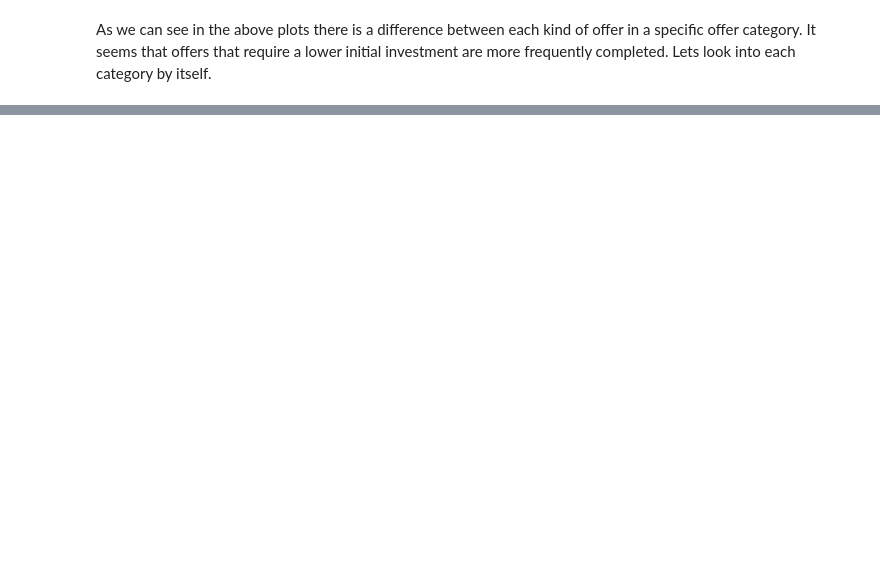
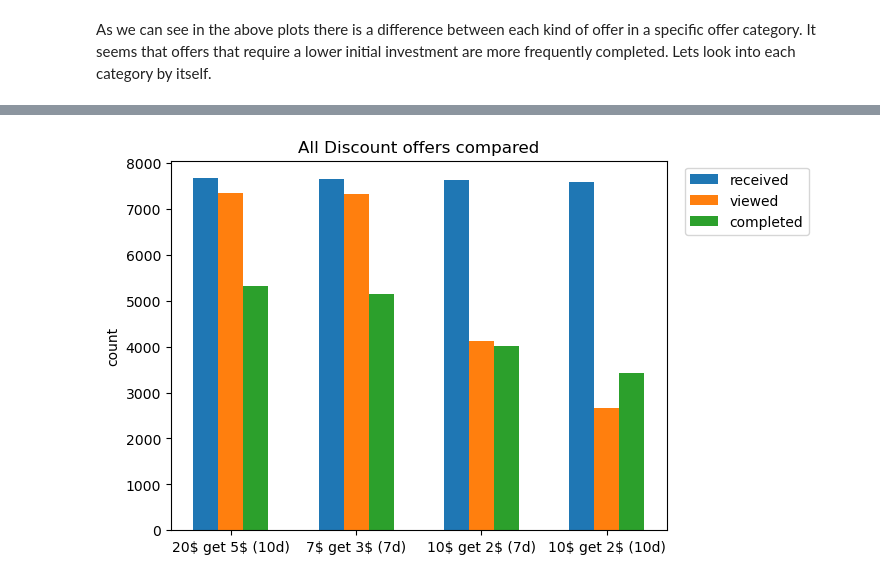
Before and after one commit to Daniel-Hutcheson/starbucks_capstone_project, a Jupyter notebook: Starbucks_Capstone_notebook.ipynb, the cells around one changed output, grey strips where cells are left out. Saved outputs shown, nothing was run; the diff lists cells and outputs as text; code cells hidden in the pictures; blank space fills up the shorter version.

```diff
--- a/Starbucks_Capstone_notebook.ipynb
+++ b/Starbucks_Capstone_notebook.ipynb
@@ -1067,0 +1088,20 @@ As we can see in the above plots there is a difference between each kind of offe
+# %%
+fig, ax = plt.subplots()
+
+x = np.arange(len(discount_offers_received))
+bar_width = 0.2
+
+labels = discount_offers_received.index.get_level_values(1)
+
+ax.bar(x, discount_offers_received.values, width=bar_width);
+ax.bar((x+bar_width), discount_offers_viewed.values, width=bar_width);
+ax.bar((x+2*bar_width), discount_offers_completed.values, width=bar_width);
+
+plt.title('All Discount offers compared')
+plt.ylabel('count')
+
+tick_positions = x+bar_width
+plt.xticks(tick_positions, discount_offers_received.index.get_level_values(1));
+plt.legend(['received','viewed','completed'], loc='upper right', bbox_to_anchor=(1.3,1));
+# %% [output]
+[figure, added]
```
Also changed, not shown: parts of 5 cells of this notebook.
